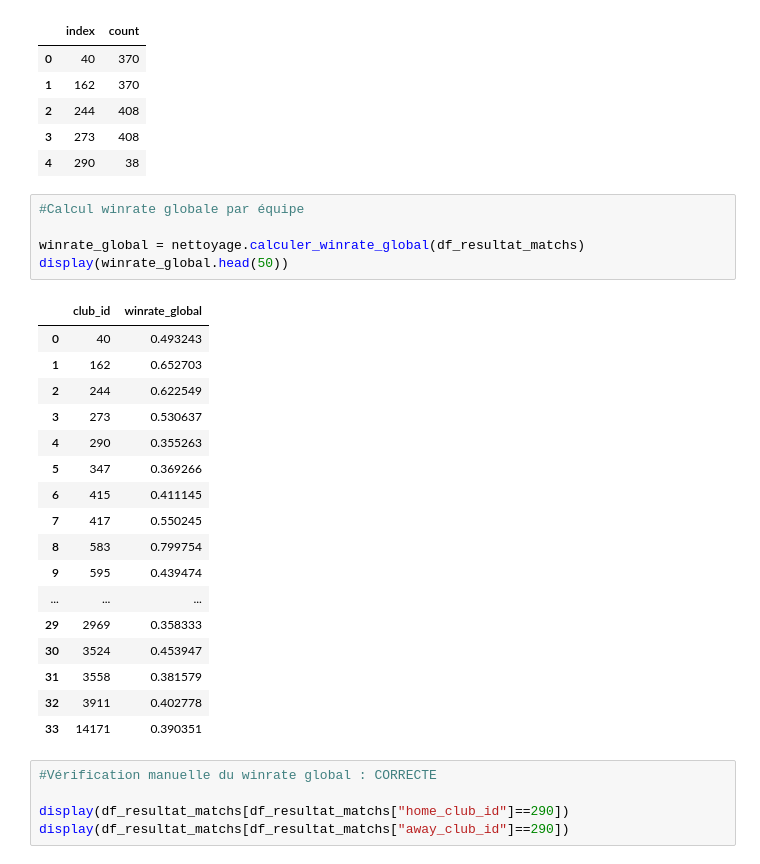
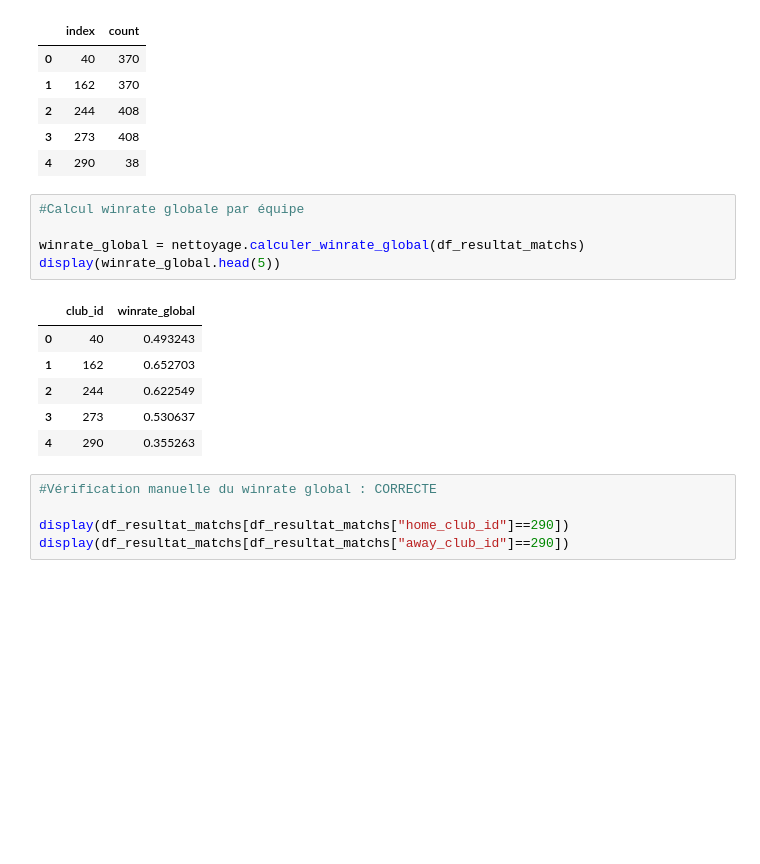
Before and after one commit to AntoninChevalier/Winunmax, a Jupyter notebook: notebooks/exploration.ipynb, the cells around one changed output. Saved outputs shown, nothing was run; the diff lists cells and outputs as text; blank space fills up the shorter version.

```diff
--- a/notebooks/exploration.ipynb
+++ b/notebooks/exploration.ipynb
@@ -252,26 +254,15 @@ verification_nb_total_match.head(5)
 # %%
 #Calcul winrate globale par équipe
 
 winrate_global = nettoyage.calculer_winrate_global(df_resultat_matchs)
-display(winrate_global.head(50))
+display(winrate_global.head(5))
 # %% [output]
 |  | club_id | winrate_global |
 | 0 | 40 | 0.493243 |
 | 1 | 162 | 0.652703 |
 | 2 | 244 | 0.622549 |
 | 3 | 273 | 0.530637 |
 | 4 | 290 | 0.355263 |
-| 5 | 347 | 0.369266 |
-| 6 | 415 | 0.411145 |
-| 7 | 417 | 0.550245 |
-| 8 | 583 | 0.799754 |
-| 9 | 595 | 0.439474 |
-| ... | ... | ... |
-| 29 | 2969 | 0.358333 |
-| 30 | 3524 | 0.453947 |
-| 31 | 3558 | 0.381579 |
-| 32 | 3911 | 0.402778 |
-| 33 | 14171 | 0.390351 |
 # %%
 #Vérification manuelle du winrate global : CORRECTE
 
```
Also changed, not shown: parts of 7 cells of this notebook, 4 other files.
